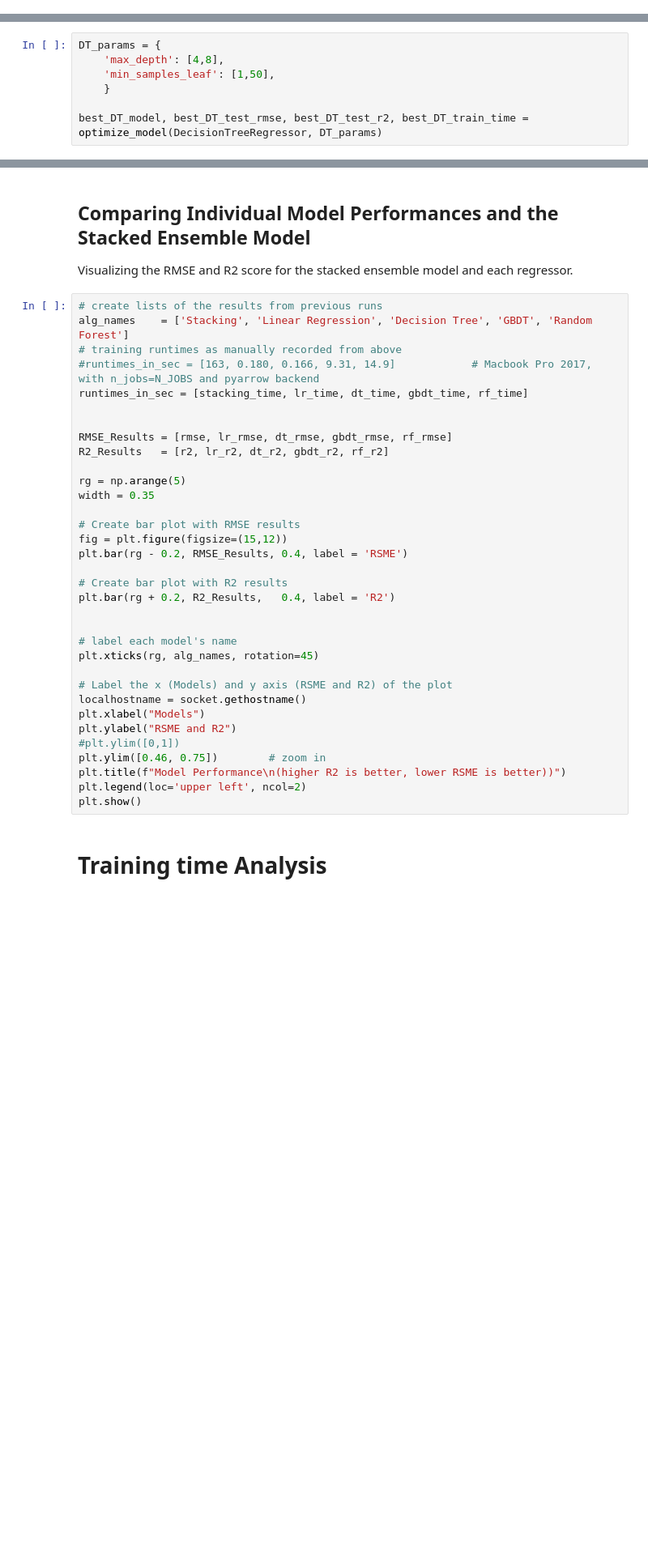
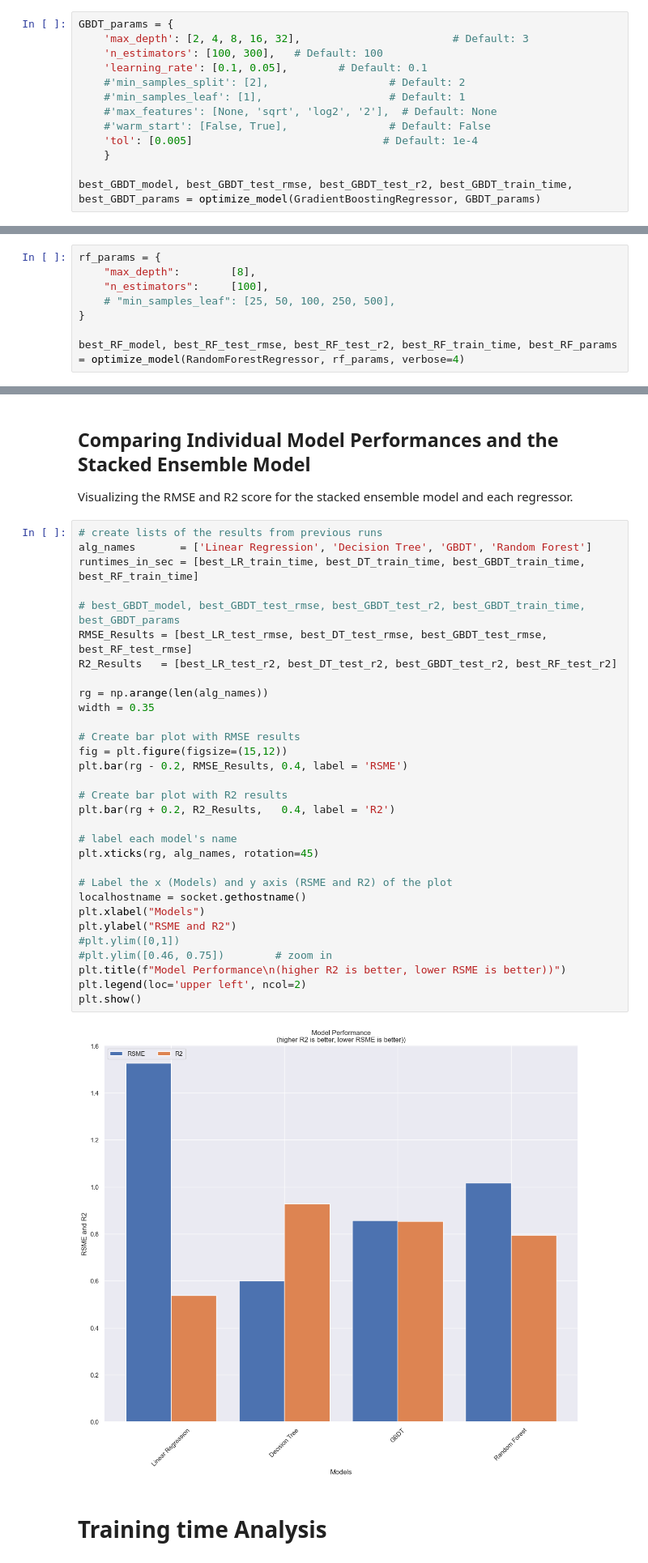
Before and after one commit to THE-MOLECULAR-MAN/portfolio_examples, a Jupyter notebook: python/predicting_airbnb_prices/predicting_airbnb_prices_model.ipynb, the cells around one changed output, grey strips where cells are left out. Shown at 81% size. Saved outputs shown, nothing was run; the diff lists cells and outputs as text; blank space fills up the shorter version.

Commit message:
removed ensemble-stacking model

```diff
--- a/python/predicting_airbnb_prices/predicting_airbnb_prices_model.ipynb
+++ b/python/predicting_airbnb_prices/predicting_airbnb_prices_model.ipynb
@@ -222,0 +291,13 @@ X_train, X_test, y_train, y_test = train_test_split(X, y, test_size=TEST_SIZE,
+# %%
+GBDT_params = {
+    'max_depth': [2, 4, 8, 16, 32],                        # Default: 3
+    'n_estimators': [100, 300],   # Default: 100
+    'learning_rate': [0.1, 0.05],        # Default: 0.1
+    #'min_samples_split': [2],                   # Default: 2
+    #'min_samples_leaf': [1],                    # Default: 1
+    #'max_features': [None, 'sqrt', 'log2', '2'],  # Default: None
+    #'warm_start': [False, True],                # Default: False
+    'tol': [0.005]                              # Default: 1e-4
+    }
+
+best_GBDT_model, best_GBDT_test_rmse, best_GBDT_test_r2, best_GBDT_train_time, best_GBDT_params = optimize_model(GradientBoostingRegressor, GBDT_params)
@@ -292,7 +323,0 @@ print(f'[DT] Fit time: {round(dt_time, 3)} sec')
-# %%
-DT_params = {
-    'max_depth': [4,8],
-    'min_samples_leaf': [1,50],
-    }
-
-best_DT_model, best_DT_test_rmse, best_DT_test_r2, best_DT_train_time = optimize_model(DecisionTreeRegressor, DT_params)
@@ -531,0 +324,8 @@ sns.lineplot(x=df_plot4['ground_truth price'], y=df_plot4['error'], linewidth=0.
+# %%
+rf_params = {
+    "max_depth":        [8],
+    "n_estimators":     [100],
+    # "min_samples_leaf": [25, 50, 100, 250, 500],
+}
+
+best_RF_model, best_RF_test_rmse, best_RF_test_r2, best_RF_train_time, best_RF_params = optimize_model(RandomForestRegressor, rf_params, verbose=4)
@@ -535,38 +346,37 @@ sns.lineplot(x=df_plot4['ground_truth price'], y=df_plot4['error'], linewidth=0.
 Visualizing the RMSE and R2 score for the stacked ensemble model and each regressor.
 # %%
 # create lists of the results from previous runs
-alg_names    = ['Stacking', 'Linear Regression', 'Decision Tree', 'GBDT', 'Random Forest']
-# training runtimes as manually recorded from above
-#runtimes_in_sec = [163, 0.180, 0.166, 9.31, 14.9]            # Macbook Pro 2017, with n_jobs=N_JOBS and pyarrow backend
-runtimes_in_sec = [stacking_time, lr_time, dt_time, gbdt_time, rf_time]
+alg_names       = ['Linear Regression', 'Decision Tree', 'GBDT', 'Random Forest']
+runtimes_in_sec = [best_LR_train_time, best_DT_train_time, best_GBDT_train_time, best_RF_train_time]
 
+# best_GBDT_model, best_GBDT_test_rmse, best_GBDT_test_r2, best_GBDT_train_time, best_GBDT_params
+RMSE_Results = [best_LR_test_rmse, best_DT_test_rmse, best_GBDT_test_rmse, best_RF_test_rmse]
+R2_Results   = [best_LR_test_r2, best_DT_test_r2, best_GBDT_test_r2, best_RF_test_r2]
 
-RMSE_Results = [rmse, lr_rmse, dt_rmse, gbdt_rmse, rf_rmse]
-R2_Results   = [r2, lr_r2, dt_r2, gbdt_r2, rf_r2]
-
-rg = np.arange(5)
+rg = np.arange(len(alg_names))
 width = 0.35
 
 # Create bar plot with RMSE results
 fig = plt.figure(figsize=(15,12))
 plt.bar(rg - 0.2, RMSE_Results, 0.4, label = 'RSME')
 
 # Create bar plot with R2 results
 plt.bar(rg + 0.2, R2_Results,   0.4, label = 'R2')
 
-
 # label each model's name
 plt.xticks(rg, alg_names, rotation=45)
 
 # Label the x (Models) and y axis (RSME and R2) of the plot
 localhostname = socket.gethostname()
 plt.xlabel("Models")
 plt.ylabel("RSME and R2")
 #plt.ylim([0,1])
-plt.ylim([0.46, 0.75])        # zoom in
+#plt.ylim([0.46, 0.75])        # zoom in
 plt.title(f"Model Performance\n(higher R2 is better, lower RSME is better))")
 plt.legend(loc='upper left', ncol=2)
 plt.show()
+# %% [output]
+[figure, added]
 # %% [markdown]
 # Training time Analysis
 # %%
```
Also changed, not shown: parts of 36 cells of this notebook.
